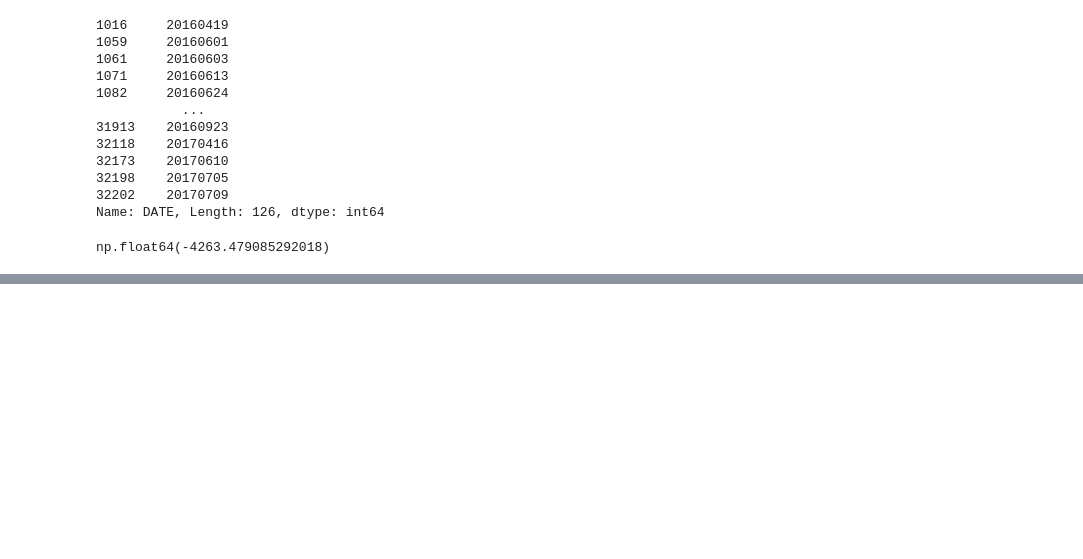
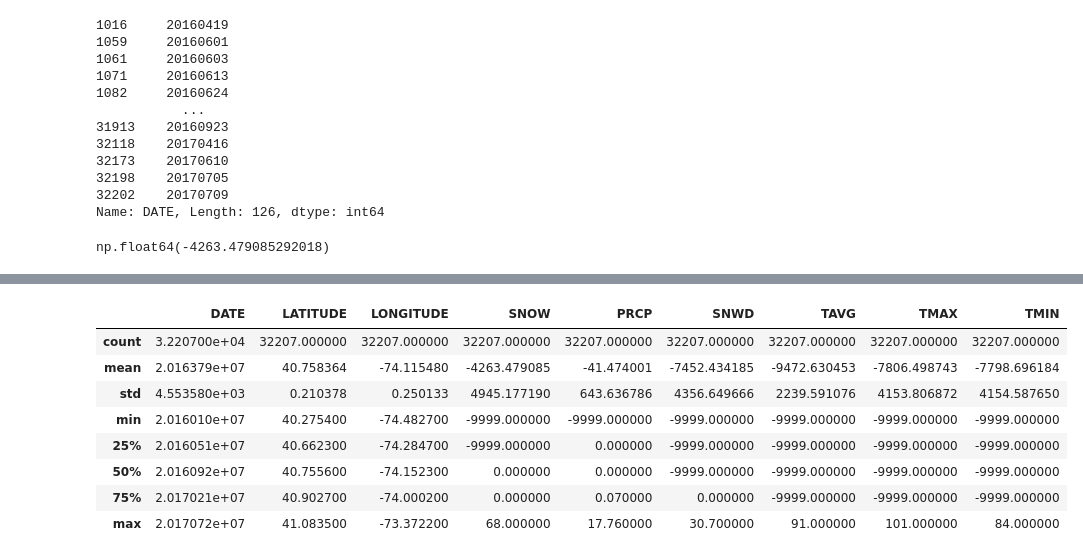
Before and after one commit to BalaMahalakshmi/Python, a Jupyter notebook: pandas.ipynb, the cells around one changed output, grey strips where cells are left out. Cells and saved outputs as stored; diff of their text form; code cells hidden in the pictures; blank space fills up the shorter version.

```diff
--- a/pandas.ipynb
+++ b/pandas.ipynb
@@ -43,0 +145,12 @@ np.float64(-4263.479085292018)
+# %%
+df.describe()
+# %% [output]
+|  | DATE | LATITUDE | LONGITUDE | SNOW | PRCP | SNWD | TAVG | TMAX | TMIN |
+| count | 3.220700e+04 | 32207.000000 | 32207.000000 | 32207.000000 | 32207.000000 | 32207.000000 | 32207.000000 | 32207.000000 | 32207.000000 |
+| mean | 2.016379e+07 | 40.758364 | -74.115480 | -4263.479085 | -41.474001 | -7452.434185 | -9472.630453 | -7806.498743 | -7798.696184 |
+| std | 4.553580e+03 | 0.210378 | 0.250133 | 4945.177190 | 643.636786 | 4356.649666 | 2239.591076 | 4153.806872 | 4154.587650 |
+| min | 2.016010e+07 | 40.275400 | -74.482700 | -9999.000000 | -9999.000000 | -9999.000000 | -9999.000000 | -9999.000000 | -9999.000000 |
+| 25% | 2.016051e+07 | 40.662300 | -74.284700 | -9999.000000 | 0.000000 | -9999.000000 | -9999.000000 | -9999.000000 | -9999.000000 |
+| 50% | 2.016092e+07 | 40.755600 | -74.152300 | 0.000000 | 0.000000 | -9999.000000 | -9999.000000 | -9999.000000 | -9999.000000 |
+| 75% | 2.017021e+07 | 40.902700 | -74.000200 | 0.000000 | 0.070000 | 0.000000 | -9999.000000 | -9999.000000 | -9999.000000 |
+| max | 2.017072e+07 | 41.083500 | -73.372200 | 68.000000 | 17.760000 | 30.700000 | 91.000000 | 101.000000 | 84.000000 |
```
Also changed, not shown: parts of 17 cells of this notebook.
